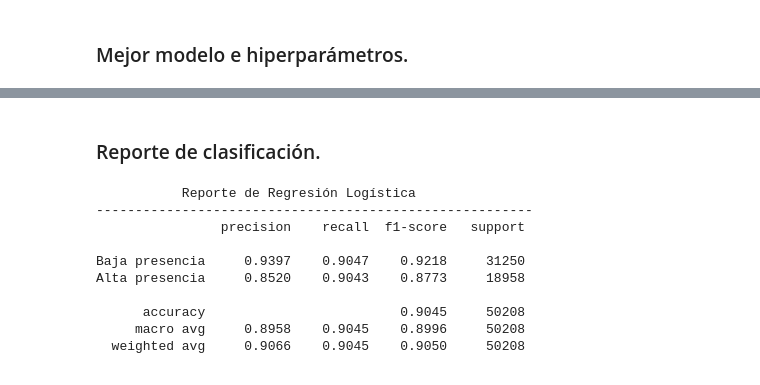
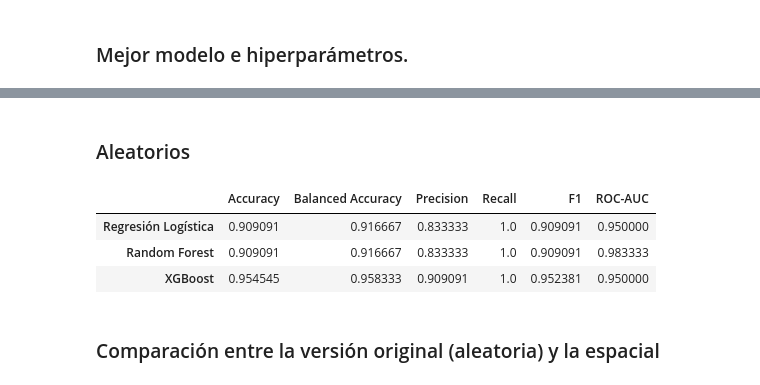
Before and after one commit to ricrod01/Laboratorio_4_2_DS, a Jupyter notebook: Inciso6_Parte2.ipynb, the cells around one changed output, grey strips where cells are left out. Cells and saved outputs as stored; diff of their text form; code cells hidden in the pictures.

```diff
--- a/Inciso6_Parte2.ipynb
+++ b/Inciso6_Parte2.ipynb
@@ -472 +470,16 @@ Se usará el F1 score como la métrica con la que se elige el mejor modelo, esto
+# %%
+#MEJOR MODELO
+mejor_rl_aleatorio = grid_search_rl.best_estimator_
+mejor_rf_aleatorio = grid_search_rf.best_estimator_
+mejor_xgb_aleatorio = grid_search_xgb.best_estimator_
+
+#PROBABILIDADES
+pred_rl_aleatorio = mejor_rl_aleatorio.predict(X_test_aleatorio)
+prob_rl_aleatorio = mejor_rl_aleatorio.predict_proba(X_test_aleatorio)[:, 1]
+
+pred_rf_aleatorio = mejor_rf_aleatorio.predict(X_test_aleatorio)
+prob_rf_aleatorio = mejor_rf_aleatorio.predict_proba(X_test_aleatorio)[:, 1]
+
+pred_xgb_aleatorio = mejor_xgb_aleatorio.predict(X_test_aleatorio)
+prob_xgb_aleatorio = mejor_xgb_aleatorio.predict_proba(X_test_aleatorio)[:, 1]
 # %% [markdown]
@@ -498,17 +579,39 @@ Con el criterio de F1 score, se toma como el mejor modelo el XGBoost.
+# %% [markdown]
+### Aleatorios
+# %%
+resultados_aleatorios = {
+    "Regresión Logística":
+        evaluar_modelo(
+            y_test_aleatorio,
+            pred_rl_aleatorio,
+            prob_rl_aleatorio
+        ),
+
+    "Random Forest":
+        evaluar_modelo(
+            y_test_aleatorio,
+            pred_rf_aleatorio,
+            prob_rf_aleatorio
+        ),
+
+    "XGBoost":
+        evaluar_modelo(
+            y_test_aleatorio,
+            pred_xgb_aleatorio,
+            prob_xgb_aleatorio
+        )
+}
+
+df_aleatorio = (
+    pd.DataFrame(resultados_aleatorios)
+    .T
+)
+
+display(df_aleatorio)
+# %% [output]
+|  | Accuracy | Balanced Accuracy | Precision | Recall | F1 | ROC-AUC |
+| Regresión Logística | 0.909091 | 0.916667 | 0.833333 | 1.0 | 0.909091 | 0.950000 |
+| Random Forest | 0.909091 | 0.916667 | 0.833333 | 1.0 | 0.909091 | 0.983333 |
+| XGBoost | 0.954545 | 0.958333 | 0.909091 | 1.0 | 0.952381 | 0.950000 |
 # %% [markdown]
-### Reporte de clasificación.
+### Comparación entre la versión original (aleatoria) y la espacial
-# %%
-print('           Reporte de Regresión Logística               ')
-print('--------------------------------------------------------')
-print(classification_report(y_test, y_pred_rl, target_names=["Baja presencia", "Alta presencia"], digits=4, zero_division=0))
-# %% [output]
-           Reporte de Regresión Logística
---------------------------------------------------------
-                precision    recall  f1-score   support
-
-Baja presencia     0.9397    0.9047    0.9218     31250
-Alta presencia     0.8520    0.9043    0.8773     18958
-
-      accuracy                         0.9045     50208
-     macro avg     0.8958    0.9045    0.8996     50208
-  weighted avg     0.9066    0.9045    0.9050     50208
```
Also changed, not shown: parts of 31 cells of this notebook.
